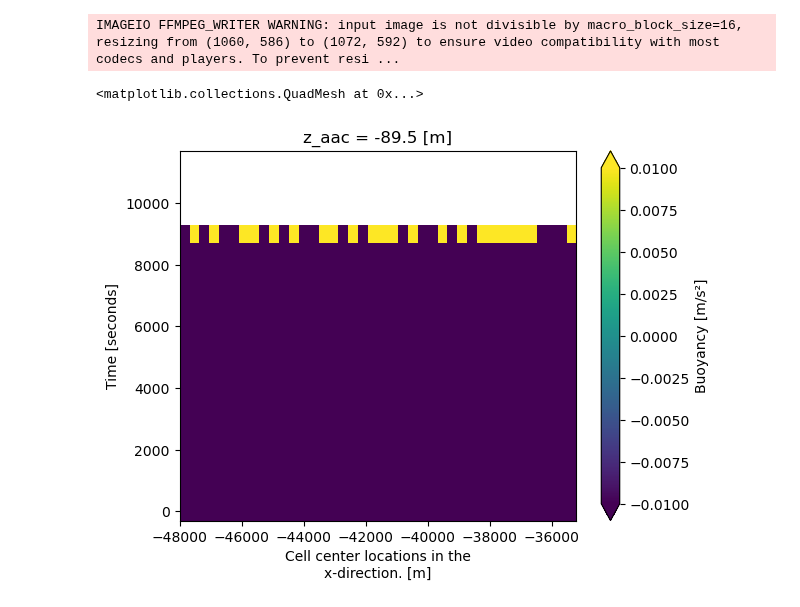
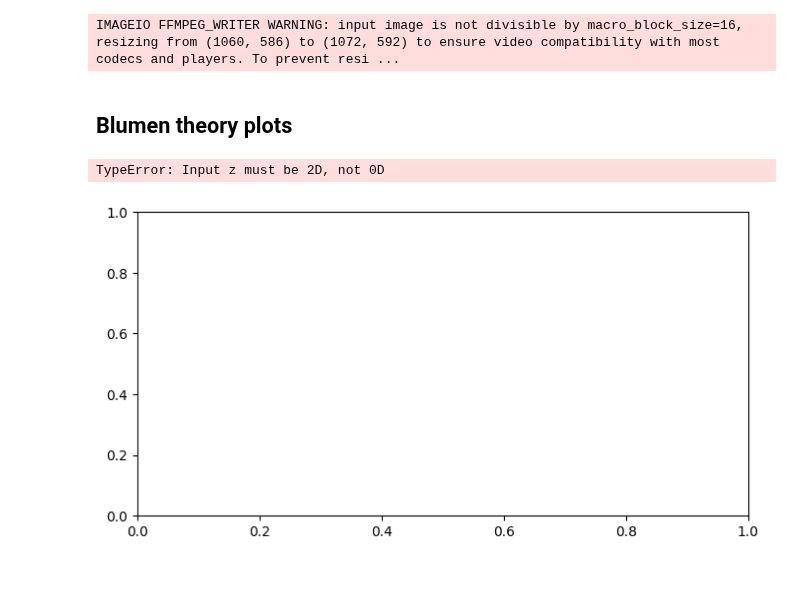
Before and after one commit to tom-rex/Oceananigans_projects, a Jupyter notebook: python_visualisations.ipynb, the cells around one changed output. Saved outputs shown, nothing was run; the diff lists cells and outputs as text; code cells hidden in the pictures; blank space fills up the shorter version.

```diff
--- a/python_visualisations.ipynb
+++ b/python_visualisations.ipynb
@@ -650,8 +651,38 @@ for fp in frame_paths:
     os.remove(fp)
 # %% [output]
 IMAGEIO FFMPEG_WRITER WARNING: input image is not divisible by macro_block_size=16, resizing from (1060, 586) to (1072, 592) to ensure video compatibility with most codecs and players. To prevent resi ...
-# %%
-ds.b[:20,10,100:140].plot(vmin = -0.01, vmax = 0.01)
-# %% [output]
-<matplotlib.collections.QuadMesh at 0x...>
-[figure, removed]
+# %% [markdown]
+## Blumen theory plots
+# %%
+# Domain and parameters
+Ro = 1/2 # Rossby number (try 0.9 for smooth, >1 for blow-up)
+M_squared = (Ro**2 * f**2 *L)/H_front
+delta_b = M_squared*L
+t = np.pi / 2         # Time (try np.linspace(0, 2*np.pi, ...) to animate)
+nx, nz = 200, 100     # Grid resolution
+
+# Grids
+x = np.linspace(-np.pi, np.pi, nx)
+z = np.linspace(0, 1, nz)
+X, Z = np.meshgrid(x, z)
+
+# Theoretical solution for vertical velocity w*
+def v(x, z, t):
+    return -g/f * delta_b/2 * np.cos(x) * (50 - z) * (1 - np.cos(f*t))
+
+#so at x = 0, z = 0
+
+v = v(0, 0, t)
+
+# Plot
+plt.figure(figsize=(8, 4))
+cp = plt.contourf(x, z, v, levels=30, cmap='RdBu_r')
+plt.colorbar(cp, label='$w^*(x, z, t)$')
+plt.title(f'Blumen 2000 Theoretical $w^*$ at $t={t:.2f}$')
+plt.xlabel('$x$')
+plt.ylabel('$z$')
+plt.tight_layout()
+plt.show()
+# %% [output]
+TypeError: Input z must be 2D, not 0D
+[figure, added]
```
Also changed, not shown: parts of 14 cells of this notebook, 3 other files.
